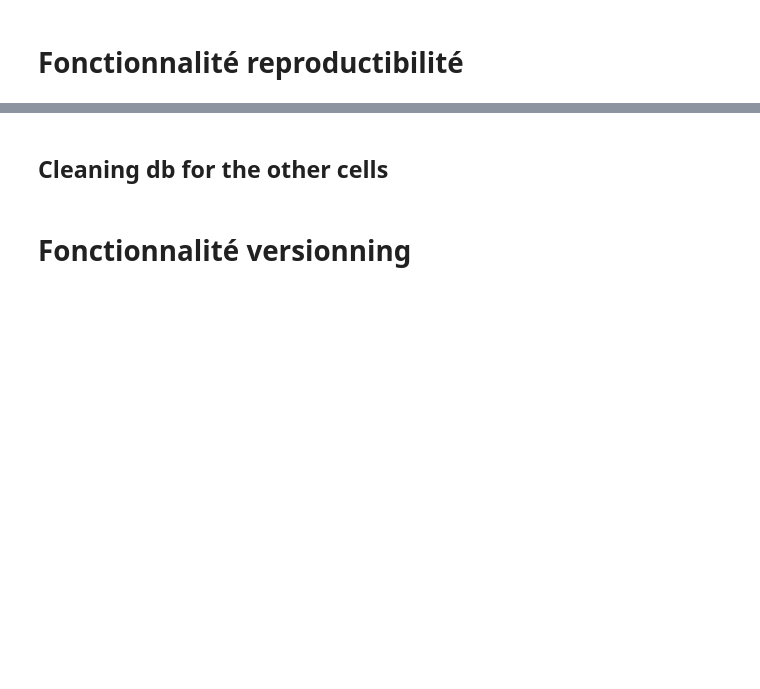
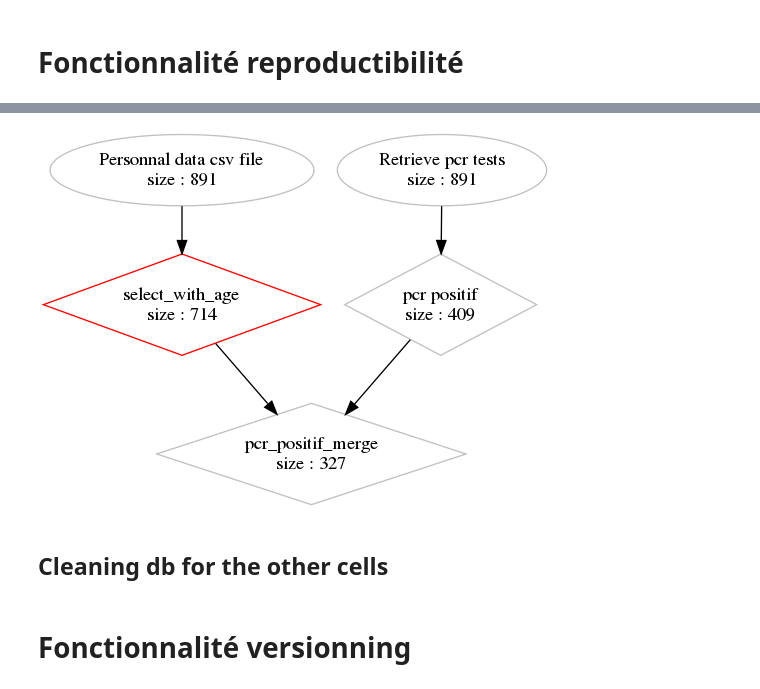
Before and after one commit to Aenori/ml_workflow, a Jupyter notebook: example/MLWF_example.ipynb, the cells around one changed output, grey strips where cells are left out. Cells and saved outputs as stored; diff of their text form; code cells hidden in the pictures; blank space fills up the shorter version.

```diff
--- a/example/MLWF_example.ipynb
+++ b/example/MLWF_example.ipynb
@@ -129,5 +162,7 @@ print(f"Nb patients : {len(patients)}")
 # %%
-get_patients_pcr_positives().plot_model()
+patients.plot_model()
+# %% [output]
+[figure, added]
 # %% [markdown]
 ## Cleaning db for the other cells
 # %%
```
Also changed, not shown: parts of 13 cells of this notebook, 14 other files.
